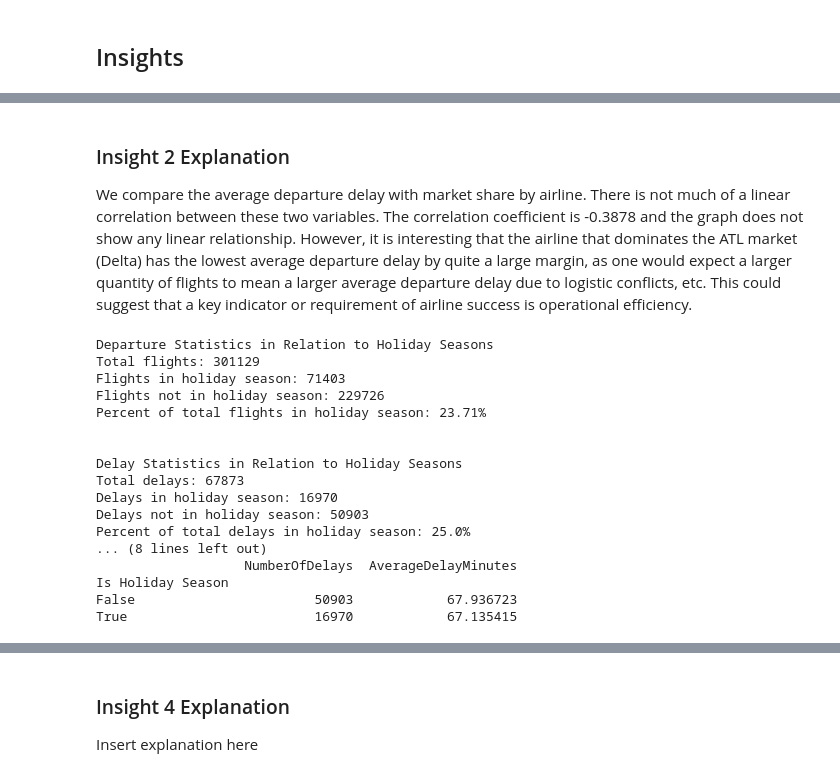
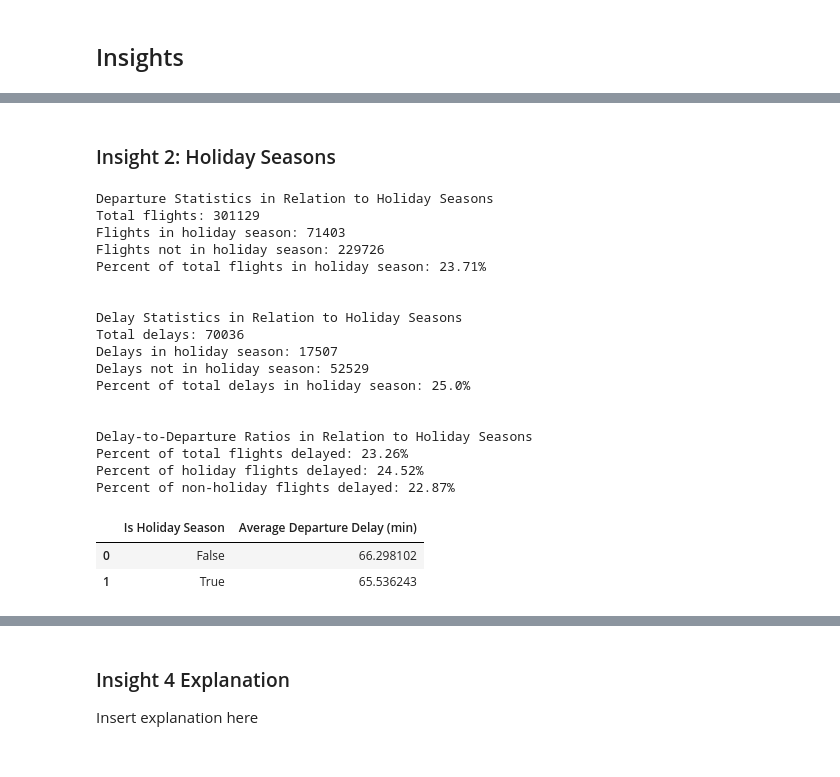
Before and after one commit to stabweee/FlightDelay, a Jupyter notebook: submissions/Final Project Phase III.ipynb, the cells around one changed output, grey strips where cells are left out. Drawn from its saved outputs; the diff is of its cells as text; code cells hidden in the pictures.

```diff
--- a/submissions/Final Project Phase III.ipynb
+++ b/submissions/Final Project Phase III.ipynb
@@ -413,24 +438,0 @@ Insight 1 shows the average departure delay by airline. We read from flights.csv
-# %%
-def insight2():
-  # Load the processed flight and market share data
-  flight_data = pd.read_csv("../data/processed/flights.csv")
-  market_shares_df = pd.read_csv("../data/processed/market_shares.csv")
-
-  # Calculate the average departure delay for each airline
-  avg_delay_by_airline = flight_data.groupby("Airline")["Departure delay (Minutes)"].mean().reset_index()
-
-  # Merge the average delay data with market share data
-  merged_data = pd.merge(avg_delay_by_airline, market_shares_df, on="Airline")
-
-  plt.scatter(merged_data["Share"], merged_data["Departure delay (Minutes)"])
-  plt.xlabel("Market Share")
-  plt.ylabel("Average Departure Delay (Minutes)")
-  plt.title("Market Share vs Average Departure Delay")
-  plt.show()
-
-  print("Correlation between Market Share and Average Departure Delay:")
-  print(merged_data["Share"].corr(merged_data["Departure delay (Minutes)"]))
-
-
-############ Function Call ############
-insight2()
@@ -441,16 +439,14 @@ Correlation between Market Share and Average Departure Delay:
-# %% [markdown]
-### Insight 2 Explanation
-
-We compare the average departure delay with market share by airline. There is not much of a linear correlation between these two variables. The correlation coefficient is -0.3878 and the graph does not show any linear relationship. However, it is interesting that the airline that dominates the ATL market (Delta) has the lowest average departure delay by quite a large margin, as one would expect a larger quantity of flights to mean a larger average departure delay due to logistic conflicts, etc. This could suggest that a key indicator or requirement of airline success is operational efficiency.
+# %% [markdown]
+### Insight 2: Holiday Seasons
 # %%
-def insight3():
+def insight2():
   flights = pd.read_csv("../data/processed/flights.csv")
   # i want to know the total number of flights (i.e. departures) and how many of them fall in / outside of a holiday season
   totalFlights = len(flights)
   holidayFlights = flights["Is Holiday Season"].sum()
   nonHolidayFlights = totalFlights - holidayFlights
   ## we want to find all the delays, since we're only analyzing delays in departures. we're not analyzing all departures.
-  delays = flights[flights["Departure delay (Minutes)"] > 15]
+  delays = flights[flights["Departure delay (Minutes)"] >= 15]
   totalDelays = len(delays)
   holidayDelays = delays["Is Holiday Season"].sum()
   nonHolidayDelays = totalDelays - holidayDelays
@@ -465,42 +461,47 @@ def insight3():
   print("Departure Statistics in Relation to Holiday Seasons")
   print(f"Total flights: {totalFlights}")
   print(f"Flights in holiday season: {holidayFlights}")
   print(f"Flights not in holiday season: {nonHolidayFlights}")
   print(f"Percent of total flights in holiday season: {round(flightRatio * 100, 2)}%")
   print("\n")
   print("Delay Statistics in Relation to Holiday Seasons")
   print(f"Total delays: {totalDelays}")
   print(f"Delays in holiday season: {holidayDelays}")
   print(f"Delays not in holiday season: {nonHolidayDelays}")
   print(f"Percent of total delays in holiday season: {round(delayRatio * 100, 2)}%")
   print("\n")
   print("Delay-to-Departure Ratios in Relation to Holiday Seasons")
   print(f"Percent of total flights delayed: {round(overallRatio * 100, 2)}%")
   print(f"Percent of holiday flights delayed: {round(holidayRatio * 100, 2)}%")
   print(f"Percent of non-holiday flights delayed: {round(nonHolidayRatio * 100, 2)}%")
-  print("\n")
+  #print("\n")
 
   # This next aspect of the insight finds compares ATL by whether or not it's a holiday season by analyzing the number of delays and average delay length
-  analysis = delays.groupby("Is Holiday Season")["Departure delay (Minutes)"].aggregate(NumberOfDelays = "count", AverageDelayMinutes = "mean")
-  print(analysis)
+  avgDelays = delays.groupby("Is Holiday Season")["Departure delay (Minutes)"].mean().reset_index()
+  avgDelays = avgDelays.rename(columns = {"Departure delay (Minutes)": "Average Departure Delay (min)"})
+  return avgDelays
 
 ############ Function Call ############
-insight3()
+insight2()
 # %% [output]
 Departure Statistics in Relation to Holiday Seasons
 Total flights: 301129
 Flights in holiday season: 71403
 Flights not in holiday season: 229726
 Percent of total flights in holiday season: 23.71%
 
 
 Delay Statistics in Relation to Holiday Seasons
-Total delays: 67873
-Delays in holiday season: 16970
-Delays not in holiday season: 50903
+Total delays: 70036
+Delays in holiday season: 17507
+Delays not in holiday season: 52529
 Percent of total delays in holiday season: 25.0%
-... (8 lines left out)
-                   NumberOfDelays  AverageDelayMinutes
-Is Holiday Season
-False                       50903            67.936723
-True                        16970            67.135415
+
+
+Delay-to-Departure Ratios in Relation to Holiday Seasons
+Percent of total flights delayed: 23.26%
+Percent of holiday flights delayed: 24.52%
+Percent of non-holiday flights delayed: 22.87%
+|  | Is Holiday Season | Average Departure Delay (min) |
+| 0 | False | 66.298102 |
+| 1 | True | 65.536243 |
```
Also changed, not shown: parts of 15 cells of this notebook.
